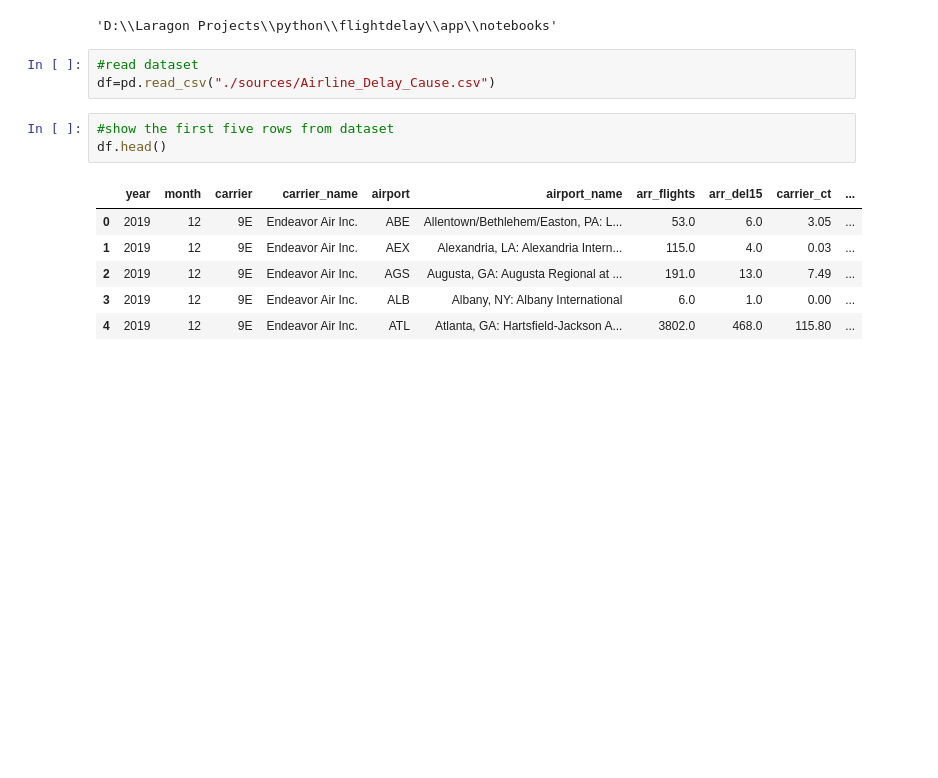
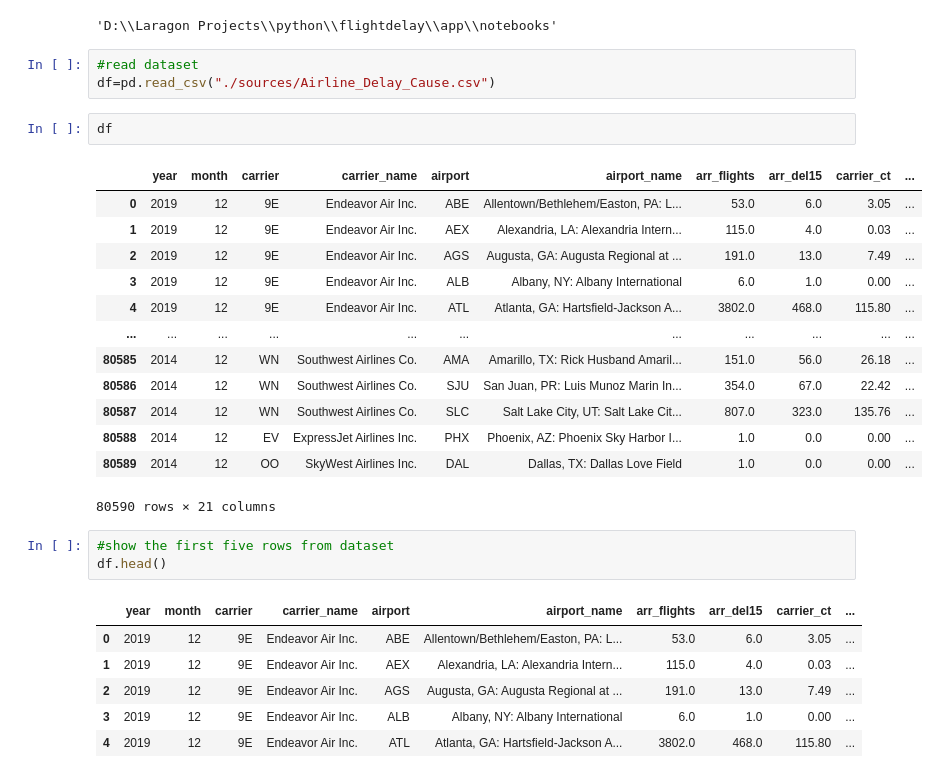
Before and after one commit to KurangKering/sdfsfslvjx, a Jupyter notebook: app/notebooks/notebook3cc455e98b.ipynb, the cells around one changed output. Saved outputs shown, nothing was run; the diff lists cells and outputs as text; blank space fills up the shorter version.

```diff
--- a/app/notebooks/notebook3cc455e98b.ipynb
+++ b/app/notebooks/notebook3cc455e98b.ipynb
@@ -11,6 +11,22 @@ pwd
 # %%
 #read dataset
 df=pd.read_csv("./sources/Airline_Delay_Cause.csv")
+# %%
+df
+# %% [output]
+|  | year | month | carrier | carrier_name | airport | airport_name | arr_flights | arr_del15 | carrier_ct | ... |
+| 0 | 2019 | 12 | 9E | Endeavor Air Inc. | ABE | Allentown/Bethlehem/Easton, PA: L... | 53.0 | 6.0 | 3.05 | ... |
+| 1 | 2019 | 12 | 9E | Endeavor Air Inc. | AEX | Alexandria, LA: Alexandria Intern... | 115.0 | 4.0 | 0.03 | ... |
+| 2 | 2019 | 12 | 9E | Endeavor Air Inc. | AGS | Augusta, GA: Augusta Regional at ... | 191.0 | 13.0 | 7.49 | ... |
+| 3 | 2019 | 12 | 9E | Endeavor Air Inc. | ALB | Albany, NY: Albany International | 6.0 | 1.0 | 0.00 | ... |
+| 4 | 2019 | 12 | 9E | Endeavor Air Inc. | ATL | Atlanta, GA: Hartsfield-Jackson A... | 3802.0 | 468.0 | 115.80 | ... |
+| ... | ... | ... | ... | ... | ... | ... | ... | ... | ... | ... |
+| 80585 | 2014 | 12 | WN | Southwest Airlines Co. | AMA | Amarillo, TX: Rick Husband Amaril... | 151.0 | 56.0 | 26.18 | ... |
+| 80586 | 2014 | 12 | WN | Southwest Airlines Co. | SJU | San Juan, PR: Luis Munoz Marin In... | 354.0 | 67.0 | 22.42 | ... |
+| 80587 | 2014 | 12 | WN | Southwest Airlines Co. | SLC | Salt Lake City, UT: Salt Lake Cit... | 807.0 | 323.0 | 135.76 | ... |
+| 80588 | 2014 | 12 | EV | ExpressJet Airlines Inc. | PHX | Phoenix, AZ: Phoenix Sky Harbor I... | 1.0 | 0.0 | 0.00 | ... |
+| 80589 | 2014 | 12 | OO | SkyWest Airlines Inc. | DAL | Dallas, TX: Dallas Love Field | 1.0 | 0.0 | 0.00 | ... |
+80590 rows × 21 columns
 # %%
 #show the first five rows from dataset
 df.head()
```
Also changed, not shown: parts of 17 cells of this notebook, 17 other files.
